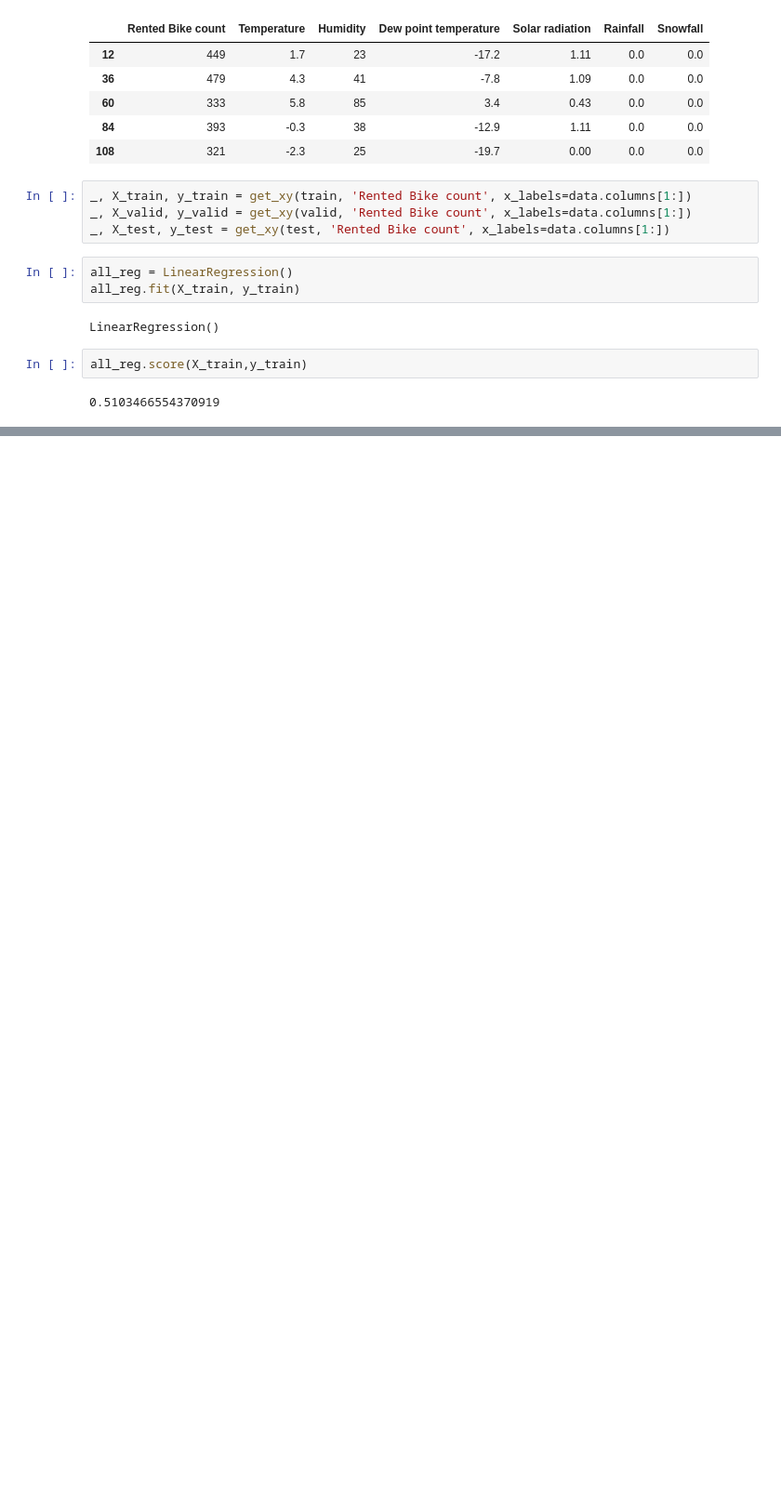
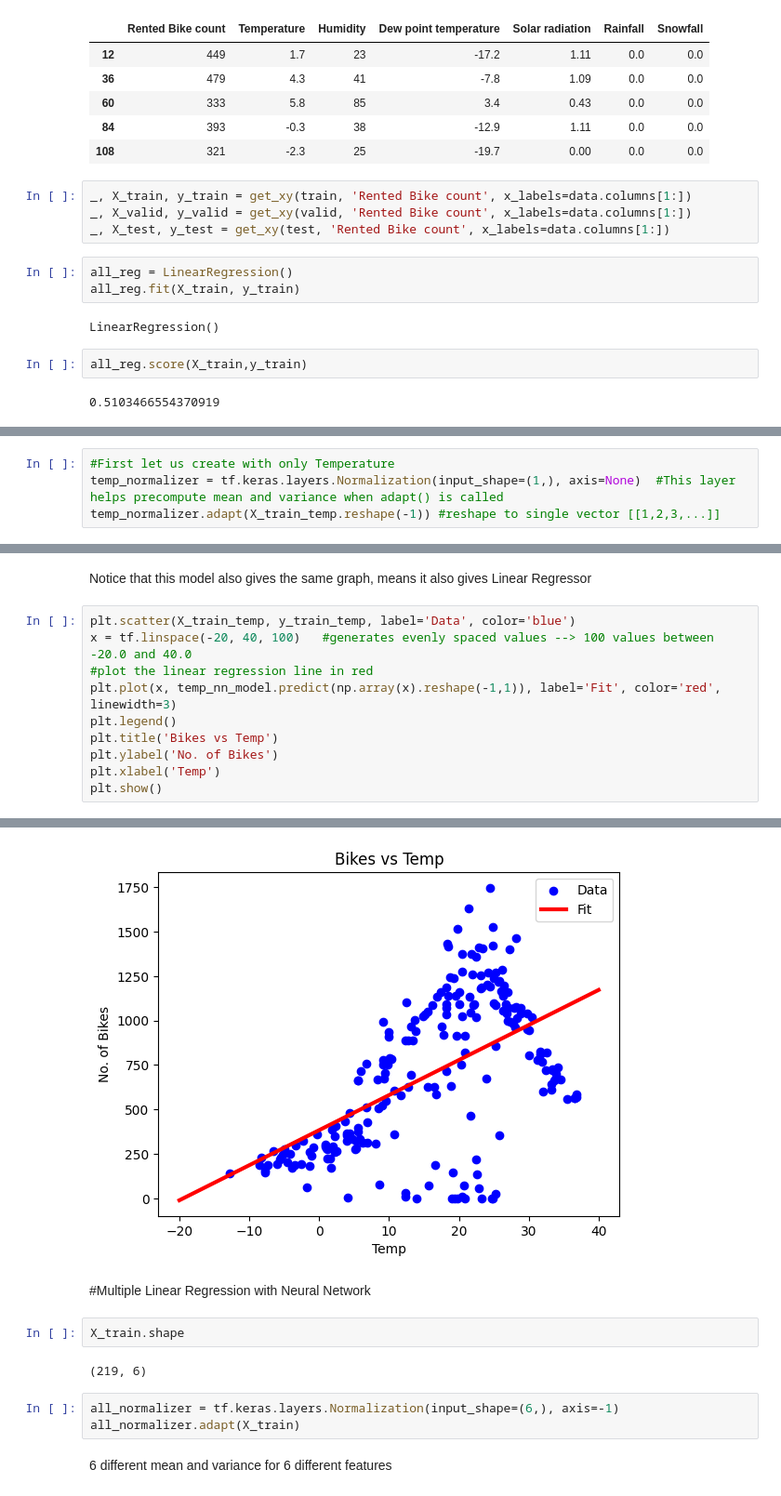
Before and after one commit to sumukhbhat12/Machine-Learning-Course-FreeCodeCamp, a Jupyter notebook: Seoul_Bike_Sharing_Demand_dataset_analysis.ipynb, the cells around one changed output, grey strips where cells are left out. Shown at 93% size. Saved outputs shown, nothing was run; the diff lists cells and outputs as text; blank space fills up the shorter version.

```diff
--- a/Seoul_Bike_Sharing_Demand_dataset_analysis.ipynb
+++ b/Seoul_Bike_Sharing_Demand_dataset_analysis.ipynb
@@ -250,0 +253,4 @@ all_reg.score(X_train,y_train)
+# %%
+#First let us create with only Temperature
+temp_normalizer = tf.keras.layers.Normalization(input_shape=(1,), axis=None)  #This layer helps precompute mean and variance when adapt() is called
+temp_normalizer.adapt(X_train_temp.reshape(-1)) #reshape to single vector [[1,2,3,...]]
@@ -250,0 +289,13 @@ all_reg.score(X_train,y_train)
+# %% [markdown]
+Notice that this model also gives the same graph, means it also gives Linear Regressor
+# %%
+plt.scatter(X_train_temp, y_train_temp, label='Data', color='blue')
+x = tf.linspace(-20, 40, 100)   #generates evenly spaced values --> 100 values between -20.0 and 40.0
+#plot the linear regression line in red
+plt.plot(x, temp_nn_model.predict(np.array(x).reshape(-1,1)), label='Fit', color='red', linewidth=3)
+plt.legend()
+plt.title('Bikes vs Temp')
+plt.ylabel('No. of Bikes')
+plt.xlabel('Temp')
+plt.show()
+# %% [output]
@@ -250,0 +303,12 @@ all_reg.score(X_train,y_train)
+[figure, added]
+# %% [markdown]
+#Multiple Linear Regression with Neural Network
+# %%
+X_train.shape
+# %% [output]
+(219, 6)
+# %%
+all_normalizer = tf.keras.layers.Normalization(input_shape=(6,), axis=-1)
+all_normalizer.adapt(X_train)
+# %% [markdown]
+6 different mean and variance for 6 different features
```
Also changed, not shown: parts of 18 cells of this notebook.
